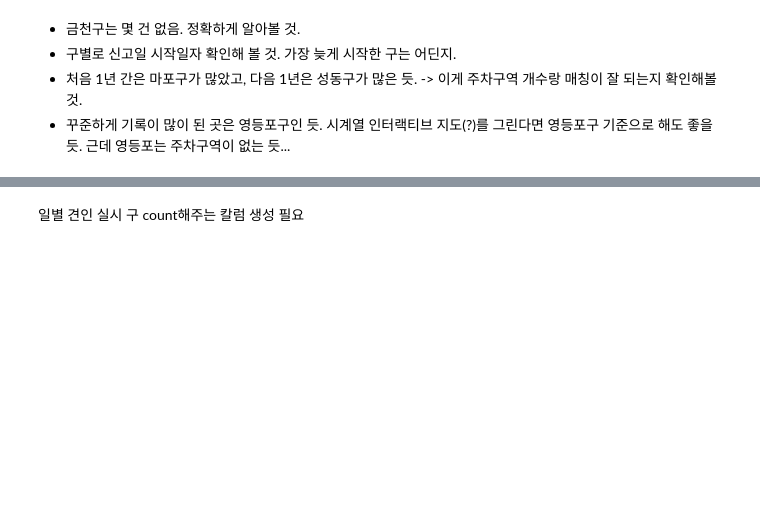
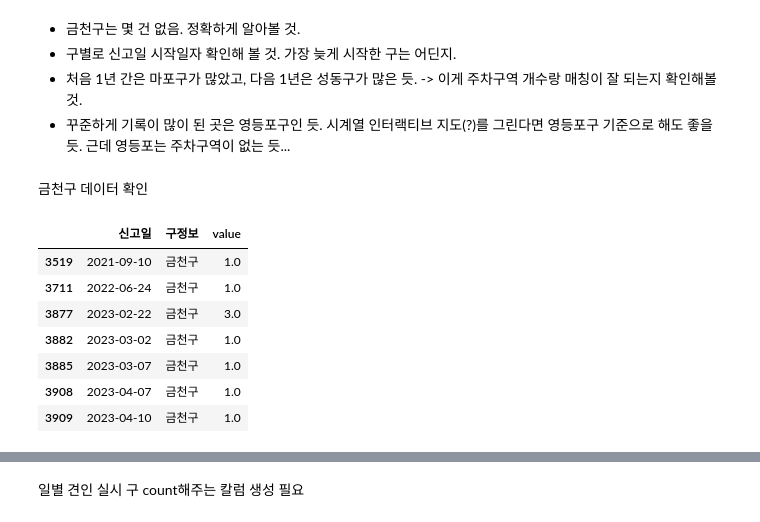
Before and after one commit to dragon11112222/kickboard_towaway_parking_seoul, a Jupyter notebook: 231026visualization.ipynb, the cells around one changed output, grey strips where cells are left out. Drawn from its saved outputs; the diff is of its cells as text; code cells hidden in the pictures; blank space fills up the shorter version.

```diff
--- a/231026visualization.ipynb
+++ b/231026visualization.ipynb
@@ -260,3 +260,16 @@ fig.show();
 - 구별로 신고일 시작일자 확인해 볼 것. 가장 늦게 시작한 구는 어딘지.
 - 처음 1년 간은 마포구가 많았고, 다음 1년은 성동구가 많은 듯. -> 이게 주차구역 개수랑 매칭이 잘 되는지 확인해볼 것.
 - 꾸준하게 기록이 많이 된 곳은 영등포구인 듯. 시계열 인터랙티브 지도(?)를 그린다면 영등포구 기준으로 해도 좋을 듯. 근데 영등포는 주차구역이 없는 듯...
+# %% [markdown]
+금천구 데이터 확인
+# %%
+count_dfM[(count_dfM['구정보'] == '금천구') & (count_dfM['value'].notnull())]
+# %% [output]
+|  | 신고일 | 구정보 | value |
+| 3519 | 2021-09-10 | 금천구 | 1.0 |
+| 3711 | 2022-06-24 | 금천구 | 1.0 |
+| 3877 | 2023-02-22 | 금천구 | 3.0 |
+| 3882 | 2023-03-02 | 금천구 | 1.0 |
+| 3885 | 2023-03-07 | 금천구 | 1.0 |
+| 3908 | 2023-04-07 | 금천구 | 1.0 |
+| 3909 | 2023-04-10 | 금천구 | 1.0 |
```
Also changed, not shown: parts of 2 cells of this notebook.
